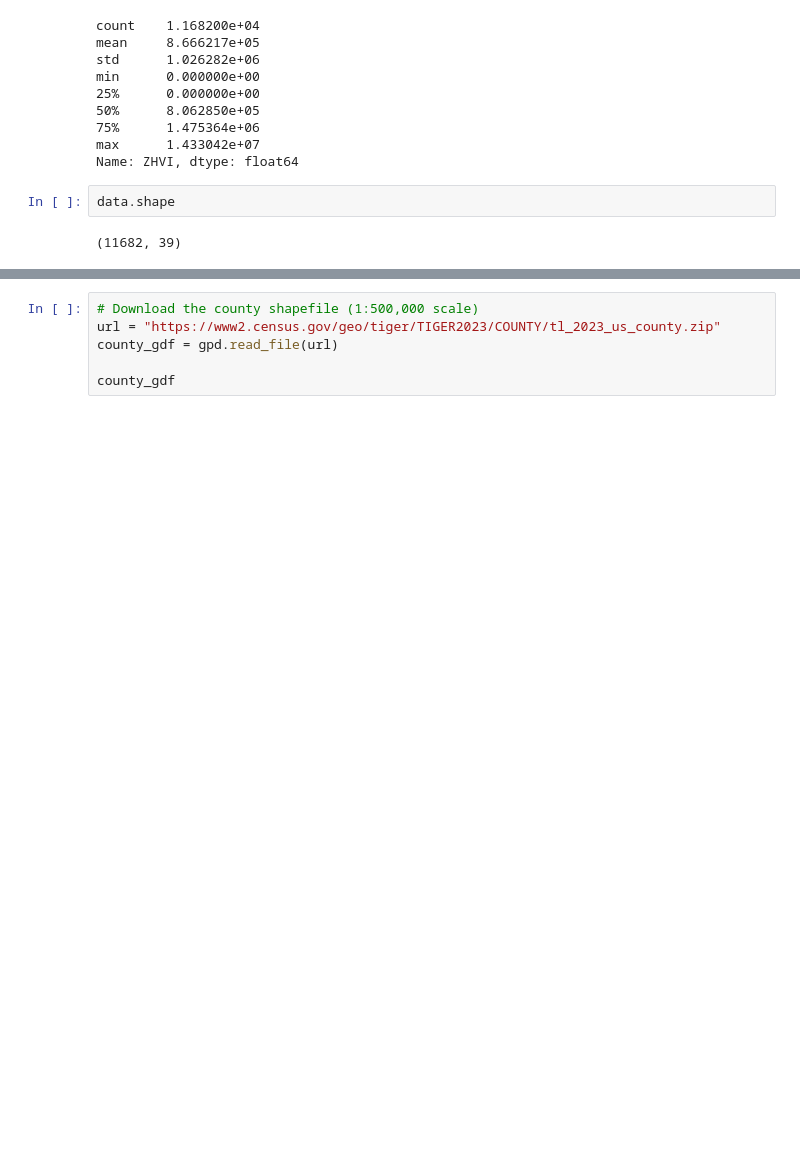
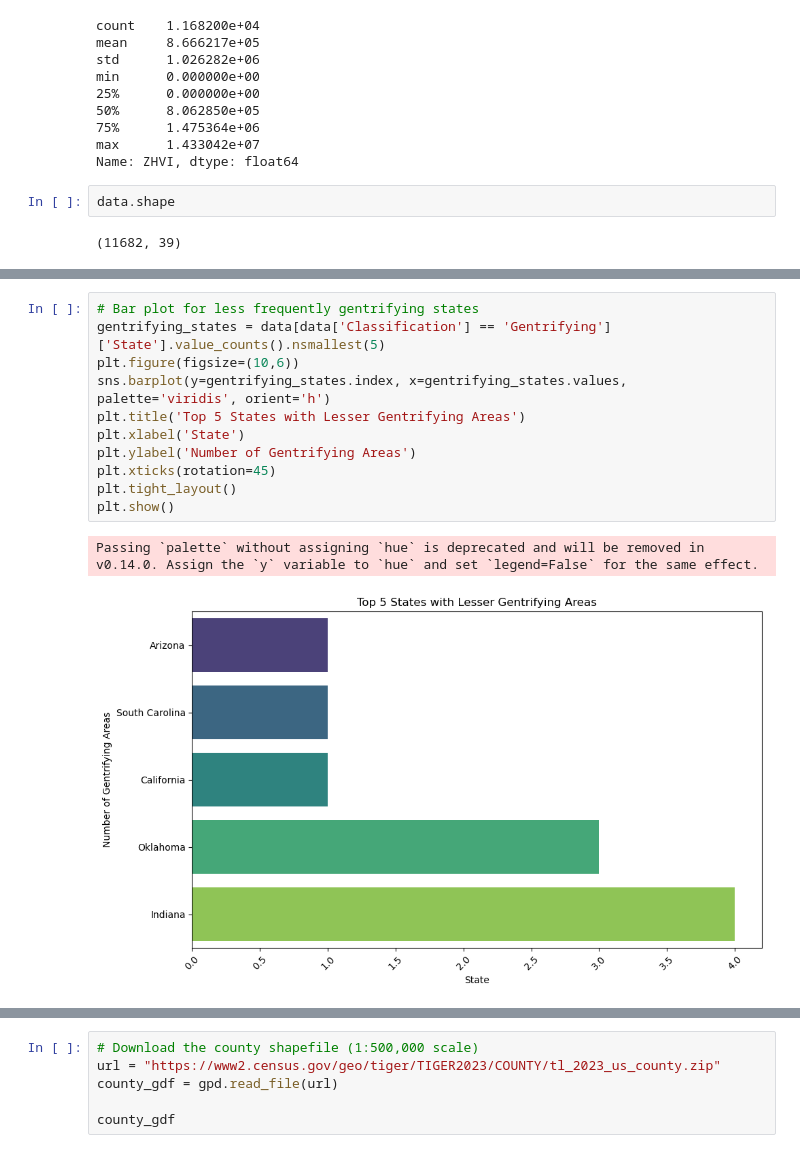
Before and after one commit to The-Swapster/gentrification_classification_prediction, a Jupyter notebook: dataprep_eda.ipynb, the cells around one changed output, grey strips where cells are left out. Saved outputs shown, nothing was run; the diff lists cells and outputs as text; blank space fills up the shorter version.

```diff
--- a/dataprep_eda.ipynb
+++ b/dataprep_eda.ipynb
@@ -289 +264,15 @@ Passing `palette` without assigning `hue` is deprecated and will be removed in v
+# %%
+# Bar plot for less frequently gentrifying states
+gentrifying_states = data[data['Classification'] == 'Gentrifying']['State'].value_counts().nsmallest(5)
+plt.figure(figsize=(10,6))
+sns.barplot(y=gentrifying_states.index, x=gentrifying_states.values, palette='viridis', orient='h')
+plt.title('Top 5 States with Lesser Gentrifying Areas')
+plt.xlabel('State')
+plt.ylabel('Number of Gentrifying Areas')
+plt.xticks(rotation=45)
+plt.tight_layout()
+plt.show()
+# %% [output]
+Passing `palette` without assigning `hue` is deprecated and will be removed in v0.14.0. Assign the `y` variable to `hue` and set `legend=False` for the same effect.
+[figure, added]
 # %%
```
Also changed, not shown: parts of 28 cells of this notebook.
